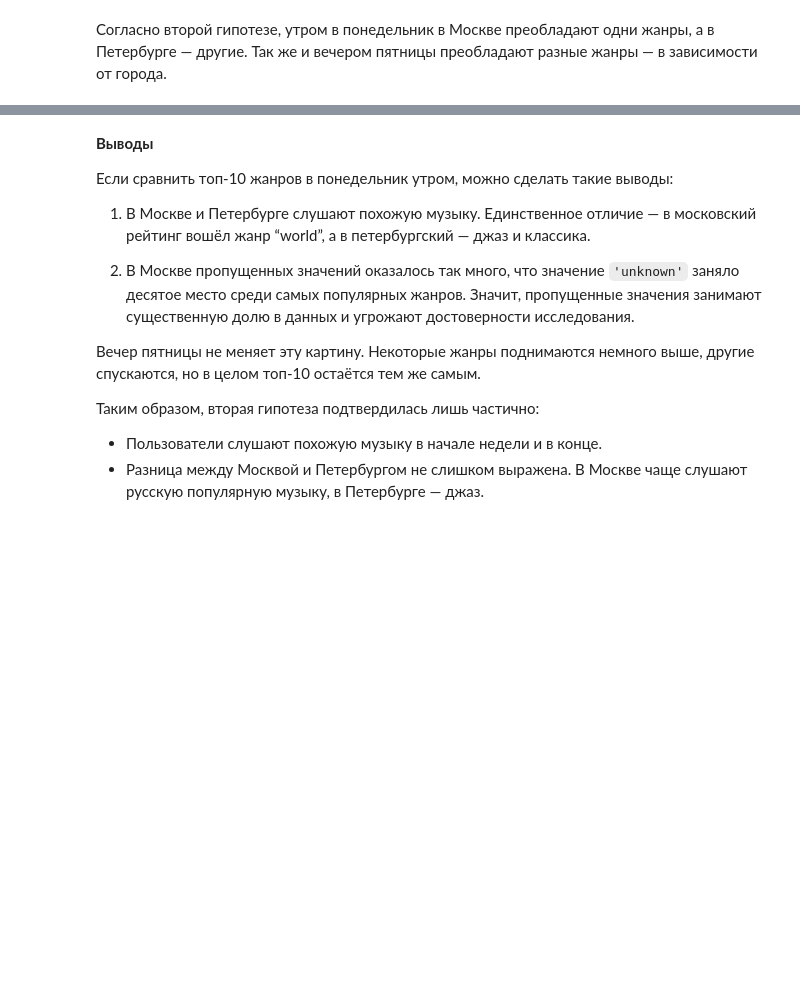
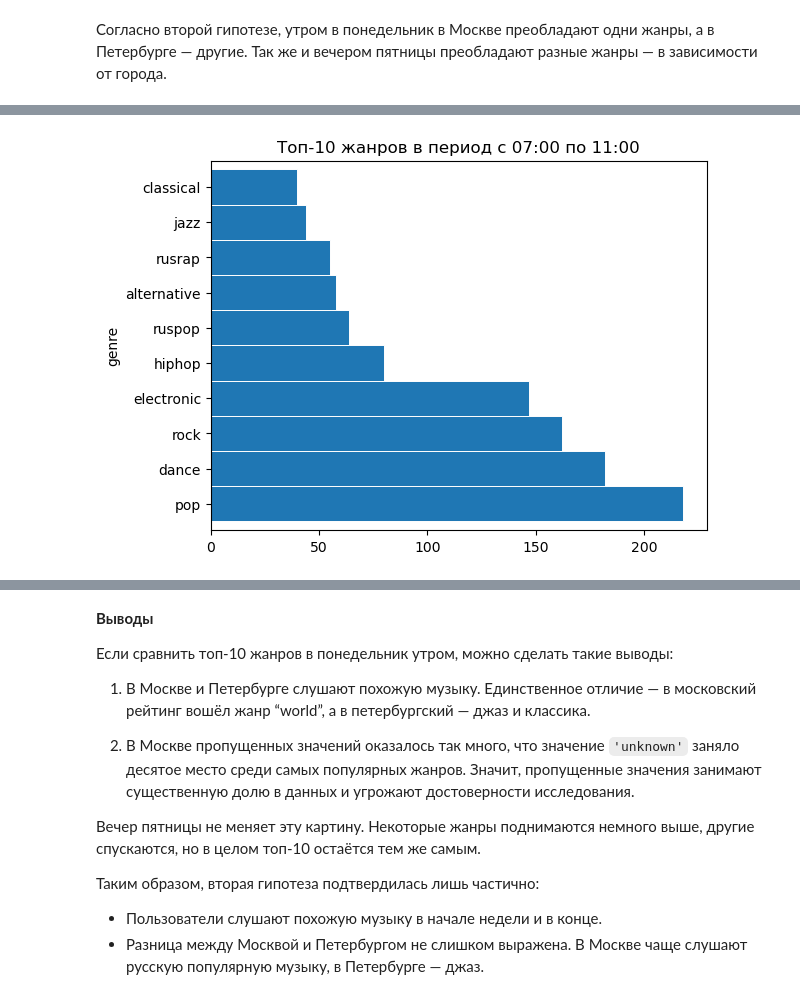
Before and after one commit to Vasart-ds/ya_music_ru, a Jupyter notebook: ya_music.ipynb, the cells around one changed output, grey strips where cells are left out. Saved outputs shown, nothing was run; the diff lists cells and outputs as text; code cells hidden in the pictures; blank space fills up the shorter version.

```diff
--- a/ya_music.ipynb
+++ b/ya_music.ipynb
@@ -350,0 +288,5 @@ Name: genre, dtype: int64
+# %%
+# утро понедельника в Петербурге
+genre_weekday(spb_general, 'Monday', '07:00', '11:00', 10);
+# %% [output]
+[figure, added]
```
Also changed, not shown: parts of 29 cells of this notebook.
